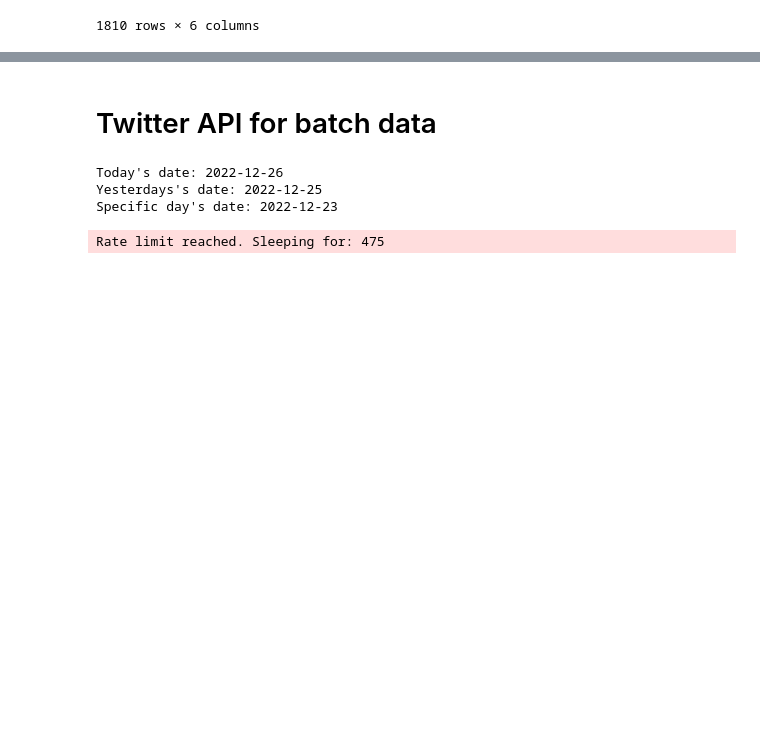
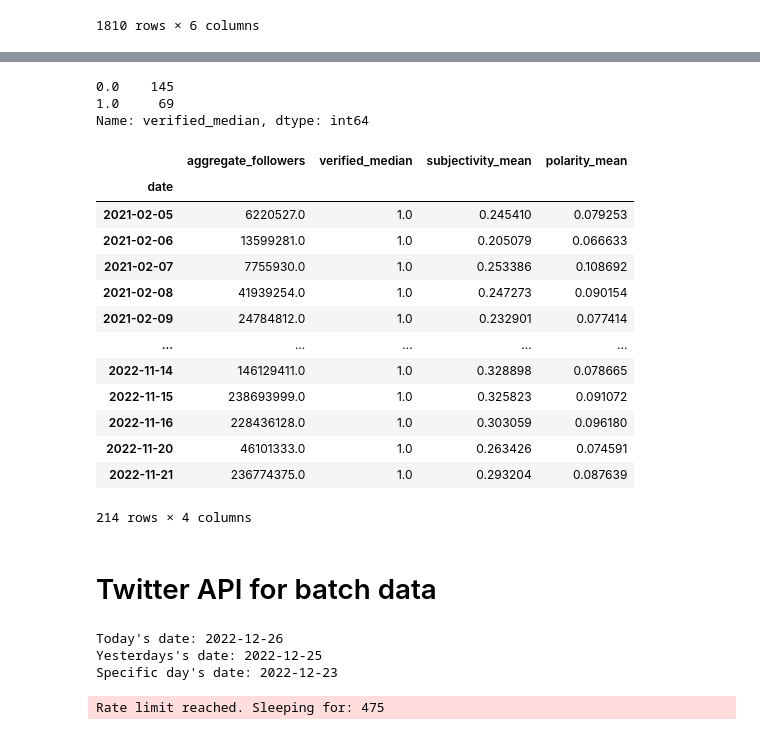
Before and after one commit to daniel-rdt/twitter_bitcoin_sentiment_ml, a Jupyter notebook: testing/tweets_preprocess.ipynb, the cells around one changed output, grey strips where cells are left out. Cells and saved outputs as stored; diff of their text form; code cells hidden in the pictures; blank space fills up the shorter version.

```diff
--- a/testing/tweets_preprocess.ipynb
+++ b/testing/tweets_preprocess.ipynb
@@ -121,3 +285,27 @@ df_influencers.groupby(pd.Grouper(key='date',freq='D')).mean().dropna()
+# %%
+# group by days for test
+d = {'user_followers':'aggregate_followers', 'user_verified':'verified_median','subjectivity':'subjectivity_mean','polarity':'polarity_mean'}
+df_input = df_final.groupby(pd.Grouper(key='date',freq='D')).agg({'user_followers':'sum', 'user_verified':'median','subjectivity':'mean','polarity':'mean'}).rename(columns=d).dropna()
+print(df_input.verified_median.value_counts())
+df_input
+# %% [output]
+0.0    145
+1.0     69
+Name: verified_median, dtype: int64
+|  | aggregate_followers | verified_median | subjectivity_mean | polarity_mean |
+| date |  |  |  |  |
+| 2021-02-05 | 6220527.0 | 1.0 | 0.245410 | 0.079253 |
+| 2021-02-06 | 13599281.0 | 1.0 | 0.205079 | 0.066633 |
+| 2021-02-07 | 7755930.0 | 1.0 | 0.253386 | 0.108692 |
+| 2021-02-08 | 41939254.0 | 1.0 | 0.247273 | 0.090154 |
+| 2021-02-09 | 24784812.0 | 1.0 | 0.232901 | 0.077414 |
+| ... | ... | ... | ... | ... |
+| 2022-11-14 | 146129411.0 | 1.0 | 0.328898 | 0.078665 |
+| 2022-11-15 | 238693999.0 | 1.0 | 0.325823 | 0.091072 |
+| 2022-11-16 | 228436128.0 | 1.0 | 0.303059 | 0.096180 |
+| 2022-11-20 | 46101333.0 | 1.0 | 0.263426 | 0.074591 |
+| 2022-11-21 | 236774375.0 | 1.0 | 0.293204 | 0.087639 |
+214 rows × 4 columns
 # %% [markdown]
 # Twitter API for batch data
 # %%
```
Also changed, not shown: parts of 22 cells of this notebook.
